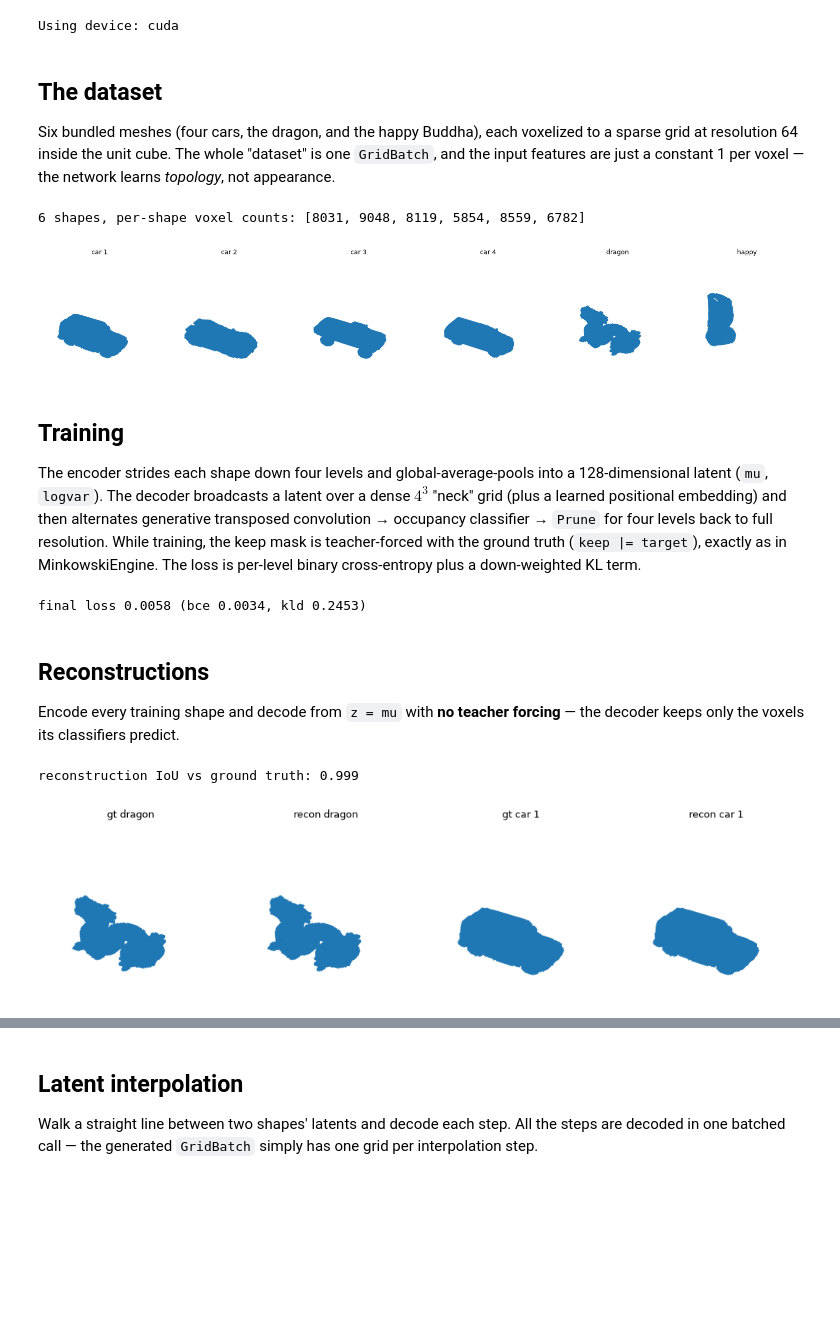
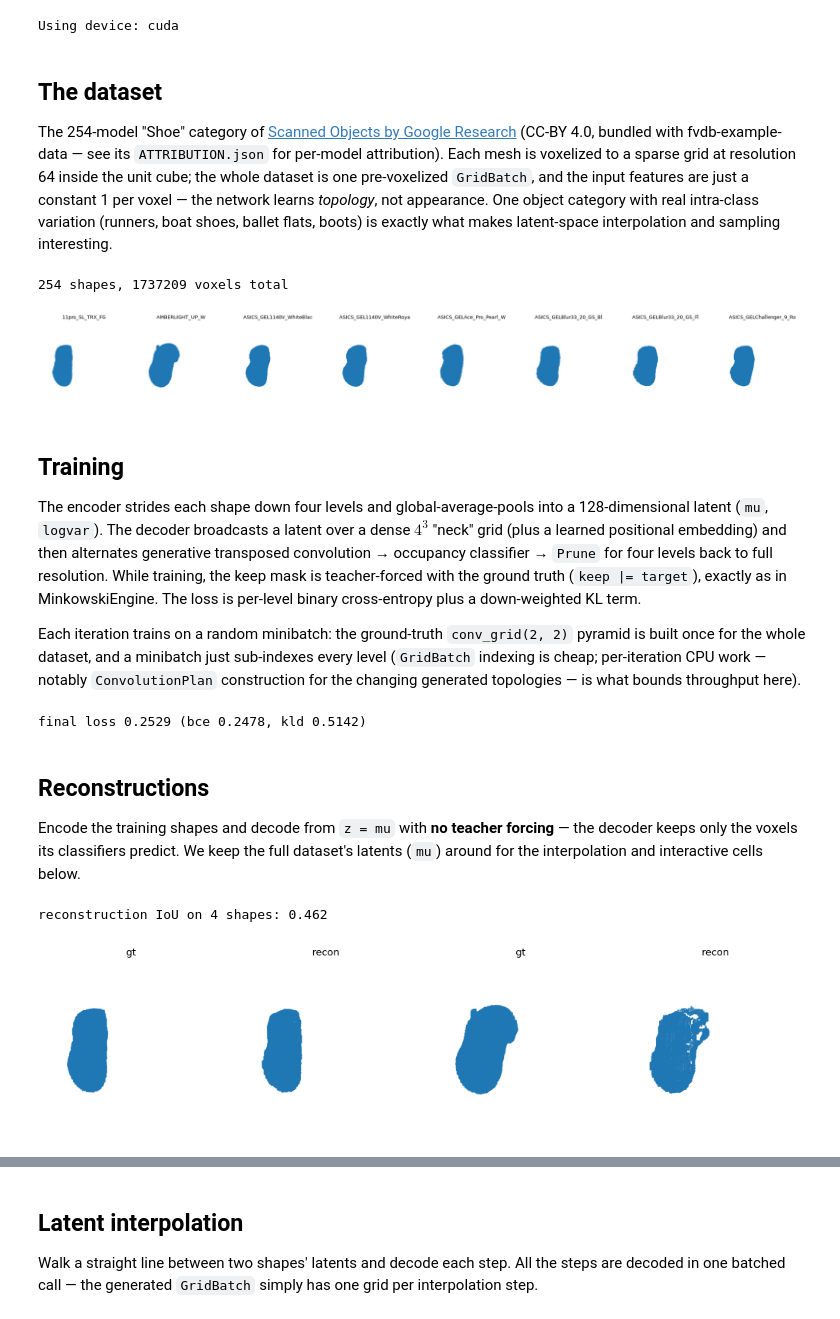
Before and after one commit to openvdb/fvdb-core, a Jupyter notebook: notebooks/04_shape_vae.ipynb, the cells around one changed output, grey strips where cells are left out. Saved outputs shown, nothing was run; the diff lists cells and outputs as text; code cells hidden in the pictures; blank space fills up the shorter version.

```diff
--- a/notebooks/04_shape_vae.ipynb
+++ b/notebooks/04_shape_vae.ipynb
@@ -37,37 +37,44 @@ Using device: cuda
 # %% [markdown]
 ## The dataset
 
-Six bundled meshes (four cars, the dragon, and the happy Buddha), each voxelized to a sparse grid at
-resolution 64 inside the unit cube. The whole "dataset" is one `GridBatch`, and the input features are
-just a constant 1 per voxel — the network learns *topology*, not appearance.
+The 254-model "Shoe" category of [Scanned Objects by Google Research](https://app.gazebosim.org/GoogleResearch)
+(CC-BY 4.0, bundled with fvdb-example-data — see its `ATTRIBUTION.json` for per-model attribution). Each mesh is
+voxelized to a sparse grid at resolution 64 inside the unit cube; the whole dataset is one pre-voxelized
+`GridBatch`, and the input features are just a constant 1 per voxel — the network learns *topology*, not
+appearance. One object category with real intra-class variation (runners, boat shoes, ballet flats, boots)
+is exactly what makes latent-space interpolation and sampling interesting.
-# %%
-gt_grid = sv.prepare_shapes(device)
-gt_pyramid = sv.build_gt_pyramid(gt_grid)
-input_features = gt_grid.jagged_like(torch.ones(gt_grid.total_voxels, 1, device=device))
-shape_names = ["car 1", "car 2", "car 3", "car 4", "dragon", "happy"]
-print(f"{gt_grid.grid_count} shapes, per-shape voxel counts: {gt_grid.num_voxels.tolist()}")
-# %% [output]
-6 shapes, per-shape voxel counts: [8031, 9048, 8119, 5854, 8559, 6782]
+# %%
+import json
+
+from fvdb.utils.examples import get_fvdb_example_data_path
+
+gt_grid = sv.prepare_shapes(device)
+with open(get_fvdb_example_data_path() / "meshes" / "gso_shoes" / "ATTRIBUTION.json") as fp:
+    shape_names = [m["name"] for m in json.load(fp)["models"]]
+print(f"{gt_grid.grid_count} shapes, {gt_grid.total_voxels} voxels total")
+# %% [output]
+254 shapes, 1737209 voxels total
 # %%
 def plot_grids(grids_and_titles, point_size=1.0, panel_size=2.6):
     """Scatter the voxel centers of each (GridBatch, batch_index, title) triple in a row of 3D axes."""
     n = len(grids_and_titles)
     fig = plt.figure(figsize=(panel_size * n, panel_size))
     for i, (grid, b, title) in enumerate(grids_and_titles):
         ax = fig.add_subplot(1, n, i + 1, projection="3d")
         if grid.num_voxels_at(b) > 0:
             pts = grid.voxel_to_world(grid.ijk.float())[b].jdata.cpu().numpy()
             ax.scatter(pts[:, 0], pts[:, 2], pts[:, 1], s=point_size)
+        ax.view_init(elev=12, azim=-75)
         ax.set_title(title, fontsize=9)
         ax.set_xlim(0, 1), ax.set_ylim(0, 1), ax.set_zlim(0, 1)
         ax.set_axis_off()
     plt.tight_layout()
     plt.show()
 
 
-plot_grids([(gt_grid, b, shape_names[b]) for b in range(gt_grid.grid_count)])
+plot_grids([(gt_grid, b, shape_names[b][:24]) for b in range(8)])
 # %% [output]
-[figure, old version]
+[figure, new version]
 # %% [markdown]
 ## Training
 
@@ -77,38 +84,53 @@ embedding) and then alternates generative transposed convolution → occupancy c
 levels back to full resolution. While training, the keep mask is teacher-forced with the ground truth
 (`keep |= target`), exactly as in MinkowskiEngine. The loss is per-level binary cross-entropy plus a
 down-weighted KL term.
+
+Each iteration trains on a random minibatch: the ground-truth `conv_grid(2, 2)` pyramid is built once for
+the whole dataset, and a minibatch just sub-indexes every level (`GridBatch` indexing is cheap; per-iteration
+CPU work — notably `ConvolutionPlan` construction for the changing generated topologies — is what bounds
+throughput here).
 # %%
 model = sv.ShapeVAE().to(device)
 optimizer = torch.optim.Adam(model.parameters(), lr=sv.LEARNING_RATE)
+gt_pyramid = sv.build_gt_pyramid(gt_grid)
 
 model.train()
 for iteration in tqdm.trange(sv.NUM_ITERATIONS, desc="training"):
-    logits, targets, _, _, mu, logvar = model(input_features, gt_grid, gt_pyramid)
+    idx = torch.randperm(gt_grid.grid_count)[: sv.BATCH_SIZE]
+    batch_gt = gt_grid[idx]
+    batch_pyramid = [level[idx] for level in gt_pyramid]
+    batch_features = batch_gt.jagged_like(torch.ones(batch_gt.total_voxels, 1, device=device))
+
+    logits, targets, _, _, mu, logvar = model(batch_features, batch_gt, batch_pyramid)
     loss, bce, kld = sv.vae_loss(logits, targets, mu, logvar)
     optimizer.zero_grad()
     loss.backward()
     optimizer.step()
 print(f"final loss {loss.item():.4f} (bce {bce.item():.4f}, kld {kld.item():.4f})")
 # %% [output]
-final loss 0.0058 (bce 0.0034, kld 0.2453)
+final loss 0.2529 (bce 0.2478, kld 0.5142)
 # %% [markdown]
 ## Reconstructions
 
-Encode every training shape and decode from `z = mu` with **no teacher forcing** — the decoder keeps only
-the voxels its classifiers predict.
+Encode the training shapes and decode from `z = mu` with **no teacher forcing** — the decoder keeps only
+the voxels its classifiers predict. We keep the full dataset's latents (`mu`) around for the interpolation
+and interactive cells below.
 # %%
 model.eval()
 with torch.no_grad():
-    mu, _ = model.encoder(input_features, gt_grid)
-    _, _, _, recon_grid = model.decoder(mu, None)
-print(f"reconstruction IoU vs ground truth: {sv.grid_iou(recon_grid, gt_grid):.3f}")
+    all_features = gt_grid.jagged_like(torch.ones(gt_grid.total_voxels, 1, device=device))
+    mu, _ = model.encoder(all_features, gt_grid)
+
+    eval_gt = gt_grid[list(range(4))]
+    _, _, _, recon_grid = model.decoder(mu[:4], None)
+print(f"reconstruction IoU on 4 shapes: {sv.grid_iou(recon_grid, eval_gt):.3f}")
 
 plot_grids(
-    [(gt_grid, 4, "gt dragon"), (recon_grid, 4, "recon dragon"), (gt_grid, 0, "gt car 1"), (recon_grid, 0, "recon car 1")]
+    [(gt_grid, 0, "gt"), (recon_grid, 0, "recon"), (gt_grid, 1, "gt"), (recon_grid, 1, "recon")]
 )
 # %% [output]
-reconstruction IoU vs ground truth: 0.999
+reconstruction IoU on 4 shapes: 0.462
-[figure, old version]
+[figure, new version]
 # %% [markdown]
 ## Sampling novel shapes from the prior
 
```
Also changed, not shown: parts of 4 cells of this notebook, 2 other files.
